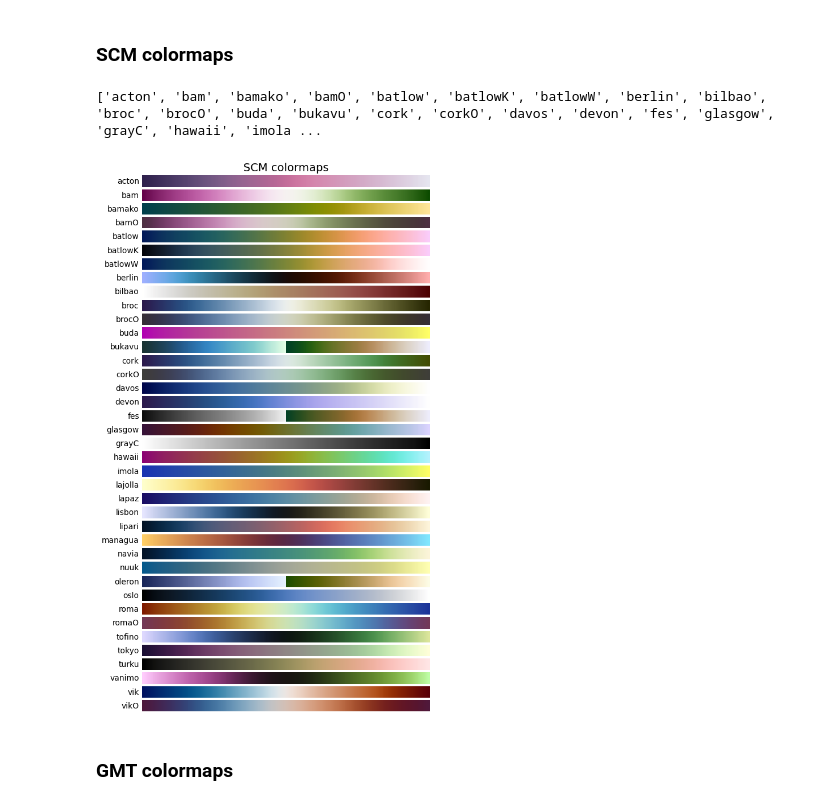
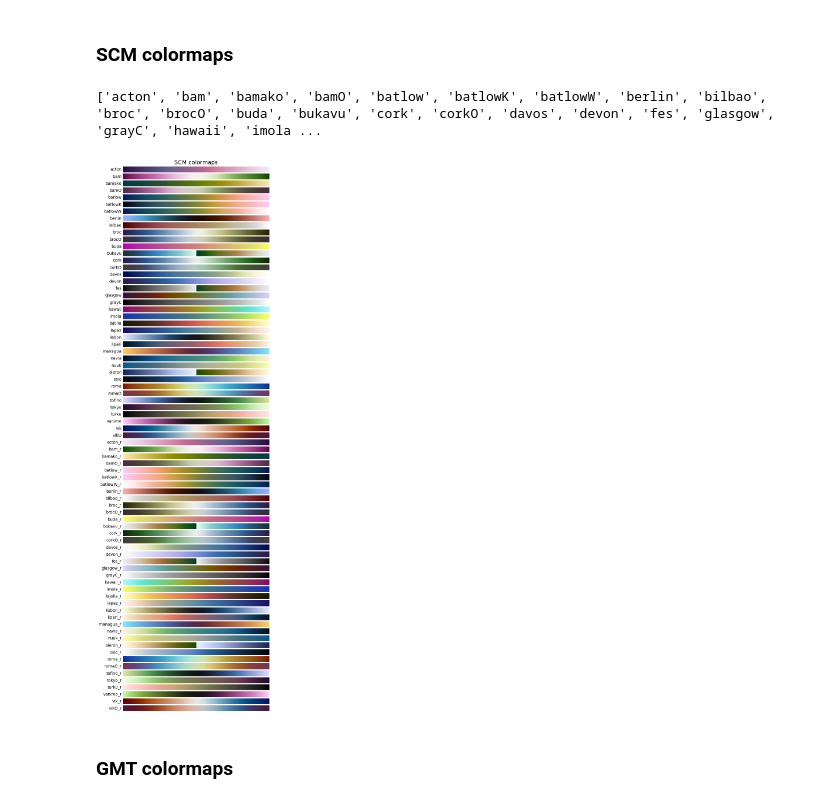
Before and after one commit to Fanchengyan/FanInSAR, a Jupyter notebook: docs/source/user_guide/colormap.ipynb, the cells around one changed output. Drawn from its saved outputs; the diff is of its cells as text; code cells hidden in the pictures.

Commit message:
update cmaps docs

```diff
--- a/docs/source/user_guide/colormap.ipynb
+++ b/docs/source/user_guide/colormap.ipynb
@@ -79,12 +79,11 @@ def plot_color_gradients(cmap_category, cmap_list):
         ax.set_axis_off()
 # %% [markdown]
 ### SCM colormaps
-# %%
-cmap_list = [i for i in cmaps.SCM.names if not i.endswith("_r")]
-plot_color_gradients("SCM", cmap_list)
-print(cmap_list)
-# %% [output]
-['acton', 'bam', 'bamako', 'bamO', 'batlow', 'batlowK', 'batlowW', 'berlin', 'bilbao', 'broc', 'brocO', 'buda', 'bukavu', 'cork', 'corkO', 'davos', 'devon', 'fes', 'glasgow', 'grayC', 'hawaii', 'imola ...
-[figure, removed]
+# %%
+plot_color_gradients("SCM", cmaps.SCM.names)
+print(cmaps.SCM.names)
+# %% [output]
+['acton', 'bam', 'bamako', 'bamO', 'batlow', 'batlowK', 'batlowW', 'berlin', 'bilbao', 'broc', 'brocO', 'buda', 'bukavu', 'cork', 'corkO', 'davos', 'devon', 'fes', 'glasgow', 'grayC', 'hawaii', 'imola ...
+[figure, added]
 # %% [markdown]
 ### GMT colormaps
```
Also changed, not shown: parts of 6 cells of this notebook.
